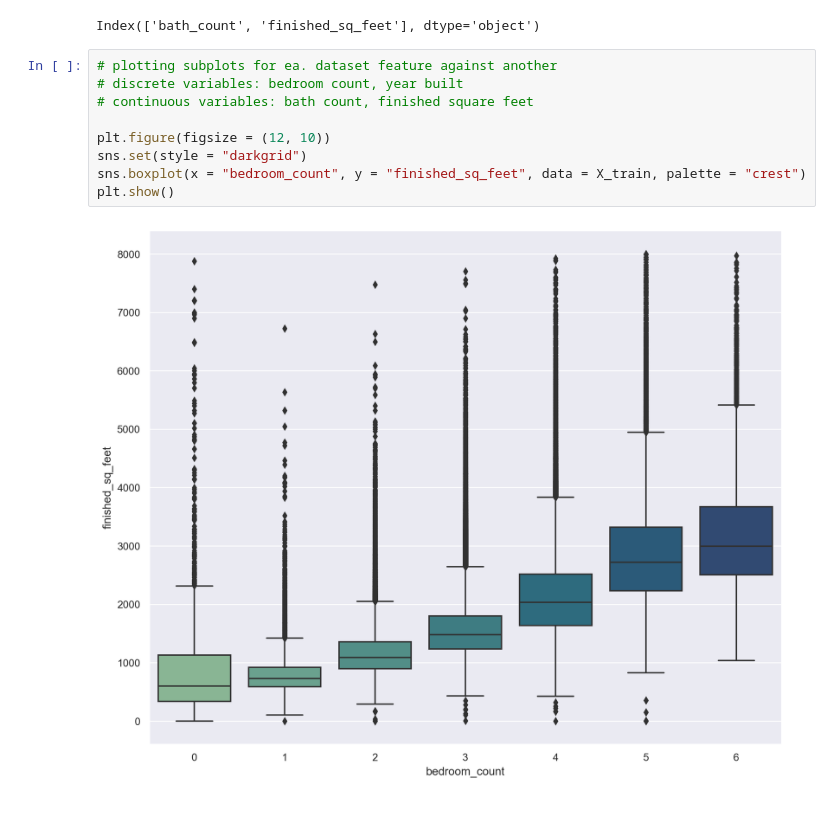
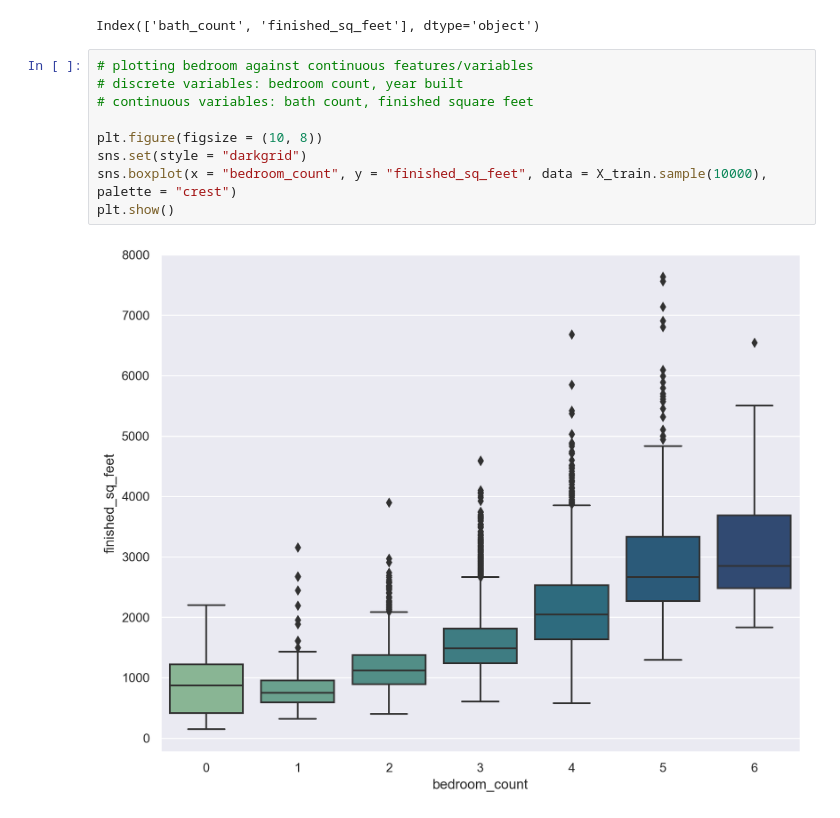
Before and after one commit to mijailmariano/regression-exercises, a Jupyter notebook: exploration.ipynb, the cells around one changed output. Saved outputs shown, nothing was run; the diff lists cells and outputs as text.

```diff
--- a/exploration.ipynb
+++ b/exploration.ipynb
@@ -193,13 +193,13 @@ X_train.select_dtypes(include = "float").columns
 # %% [output]
 Index(['bath_count', 'finished_sq_feet'], dtype='object')
 # %%
-# plotting subplots for ea. dataset feature against another
+# plotting bedroom against continuous features/variables
 # discrete variables: bedroom count, year built
 # continuous variables: bath count, finished square feet
 
-plt.figure(figsize = (12, 10))
+plt.figure(figsize = (10, 8))
 sns.set(style = "darkgrid")
-sns.boxplot(x = "bedroom_count", y = "finished_sq_feet", data = X_train, palette = "crest")
+sns.boxplot(x = "bedroom_count", y = "finished_sq_feet", data = X_train.sample(10000), palette = "crest")
 plt.show()
 # %% [output]
-[figure, old version]
+[figure, new version]
```
Also changed, not shown: parts of 17 cells of this notebook, 3 other files.
